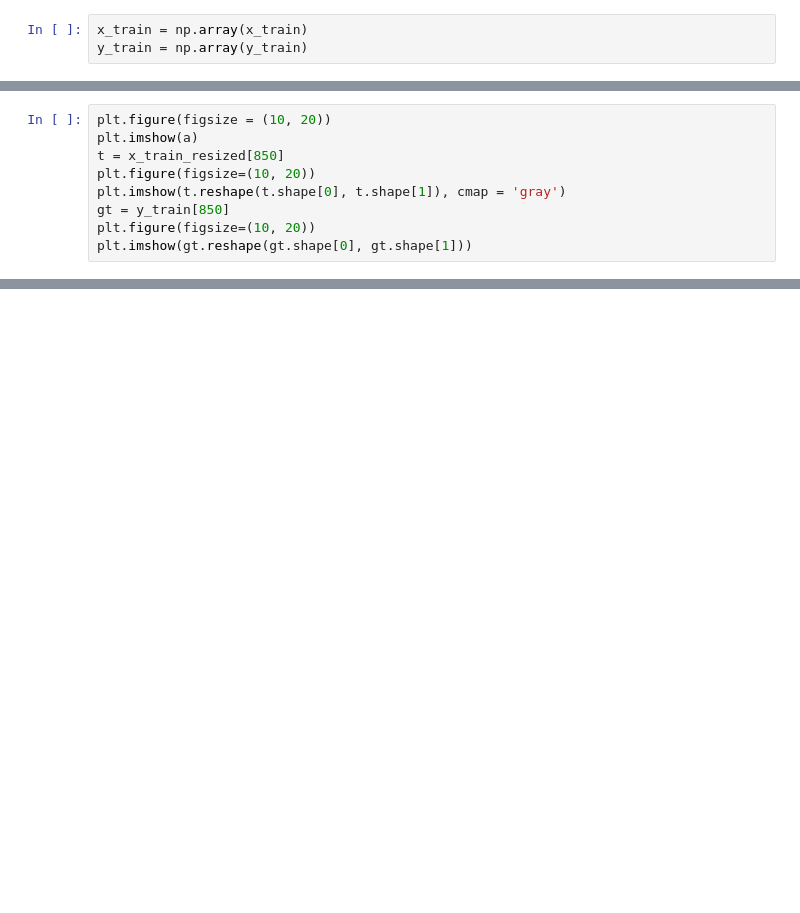
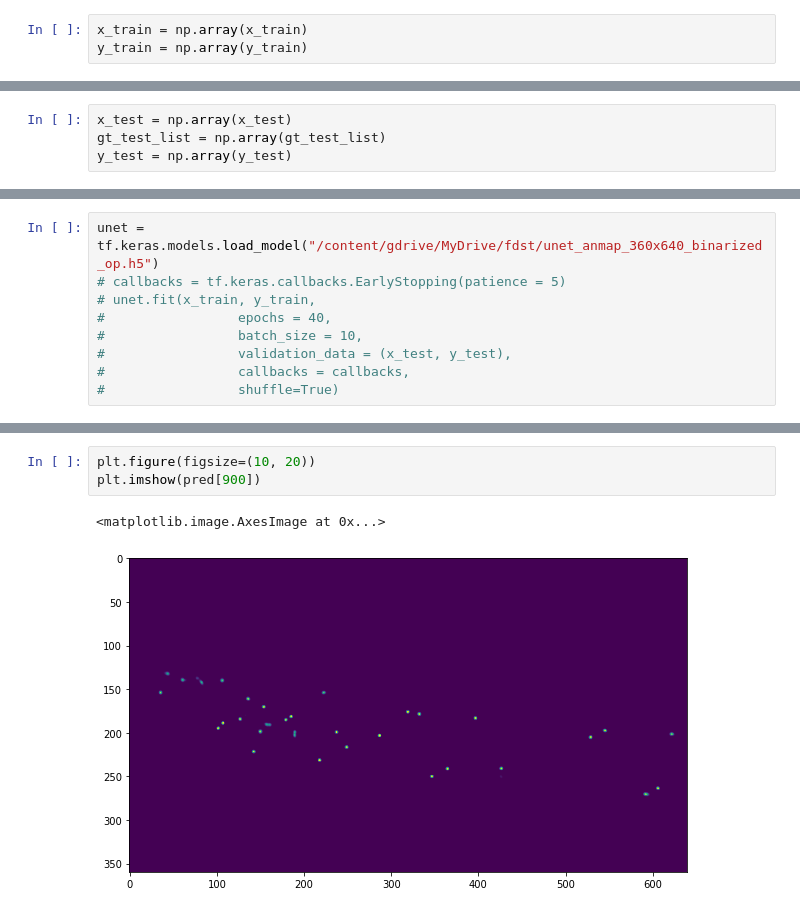
Before and after one commit to ManavFCB/Crowd-Counting, a Jupyter notebook: Crowd_Counting_P1.ipynb, the cells around one changed output, grey strips where cells are left out. Saved outputs shown, nothing was run; the diff lists cells and outputs as text; blank space fills up the shorter version.

```diff
--- a/Crowd_Counting_P1.ipynb
+++ b/Crowd_Counting_P1.ipynb
@@ -373,9 +205,0 @@ a = np.reshape(a, (a.shape[0], a.shape[1]))
-# %%
-plt.figure(figsize = (10, 20))
-plt.imshow(a)
-t = x_train_resized[850]
-plt.figure(figsize=(10, 20))
-plt.imshow(t.reshape(t.shape[0], t.shape[1]), cmap = 'gray')
-gt = y_train[850]
-plt.figure(figsize=(10, 20))
-plt.imshow(gt.reshape(gt.shape[0], gt.shape[1]))
@@ -445,0 +258,4 @@ reg = densitytogt()
+# %%
+x_test = np.array(x_test)
+gt_test_list = np.array(gt_test_list)
+y_test = np.array(y_test)
@@ -445,0 +342,9 @@ reg = densitytogt()
+# %%
+unet = tf.keras.models.load_model("/content/gdrive/MyDrive/fdst/unet_anmap_360x640_binarized_op.h5")
+# callbacks = tf.keras.callbacks.EarlyStopping(patience = 5)
+# unet.fit(x_train, y_train,
+#                 epochs = 40,
+#                 batch_size = 10,
+#                 validation_data = (x_test, y_test),
+#                 callbacks = callbacks,
+#                 shuffle=True)
@@ -508,0 +559,6 @@ x_train = []
+# %%
+plt.figure(figsize=(10, 20))
+plt.imshow(pred[900])
+# %% [output]
+<matplotlib.image.AxesImage at 0x...>
+[figure, added]
```
Also changed, not shown: parts of 77 cells of this notebook.
